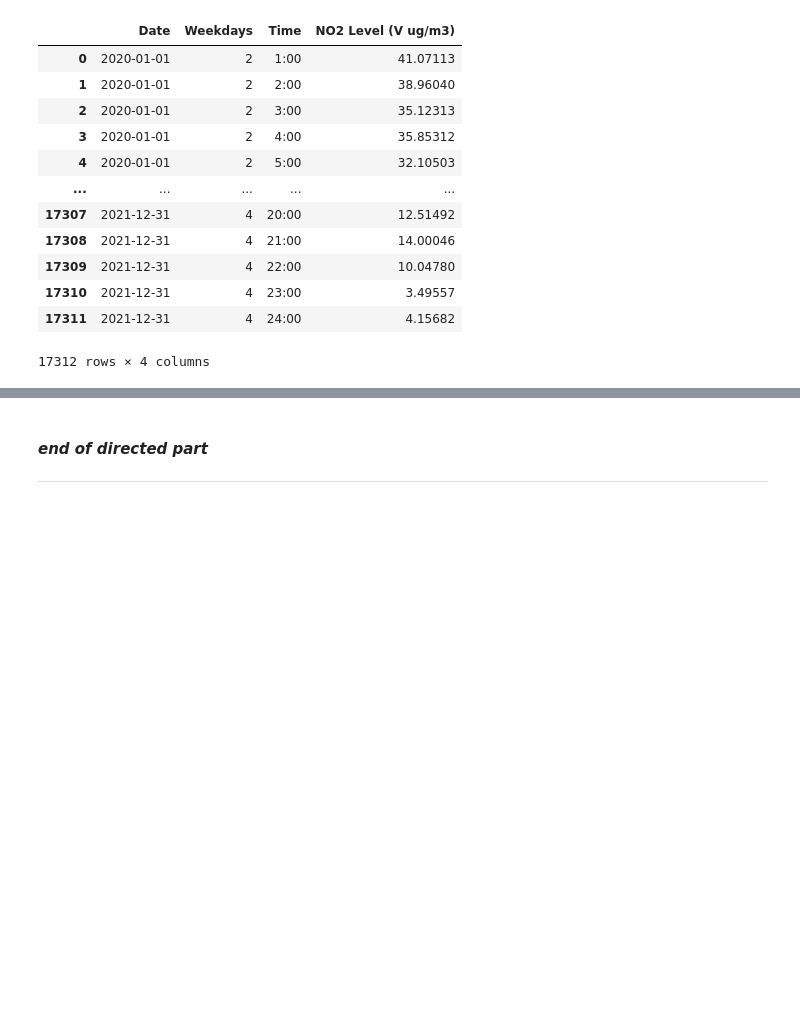
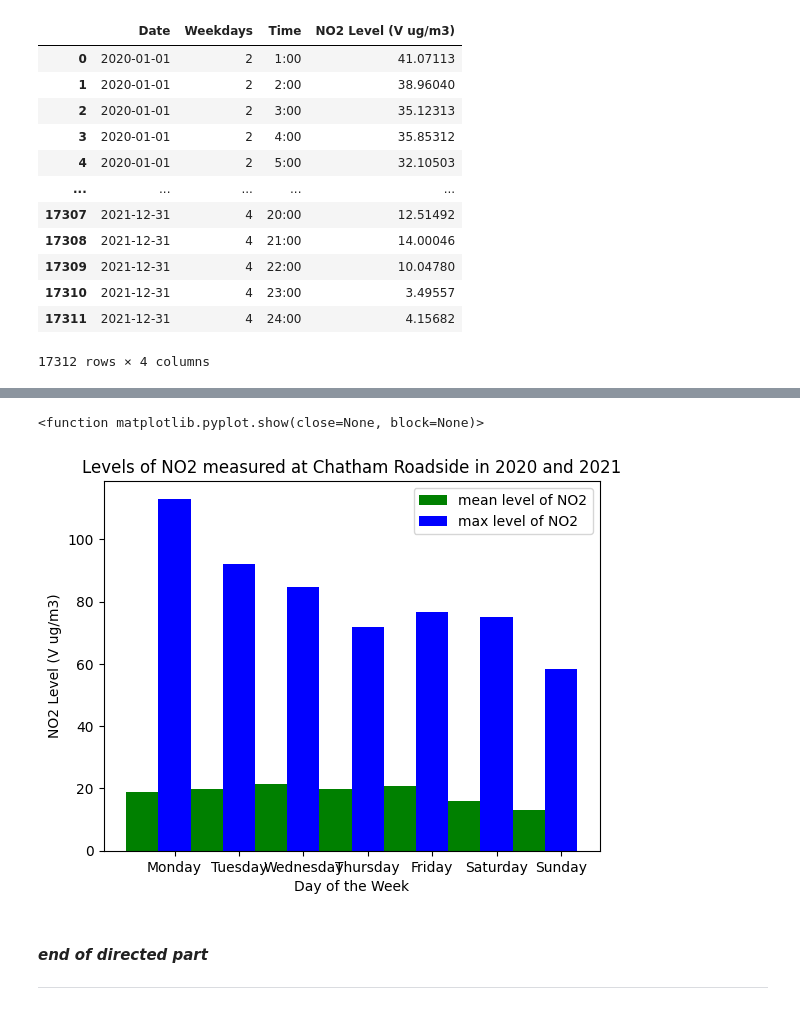
Before and after one commit to deliabel/CodeDivisionWorksheets, a Jupyter notebook: Copy_of_52P_Air_quality_mini_project.ipynb, the cells around one changed output, grey strips where cells are left out. Cells and saved outputs as stored; diff of their text form; code cells hidden in the pictures; blank space fills up the shorter version.

```diff
--- a/Copy_of_52P_Air_quality_mini_project.ipynb
+++ b/Copy_of_52P_Air_quality_mini_project.ipynb
@@ -389,0 +402,4 @@ Name: NO2 Level (V ug/m3), dtype: float64
+# %%
+# mean by day of the week
+meanNO2_days = measuredNO2_df.groupby('Weekdays')['NO2 Level (V ug/m3)'].mean()
+meanNO2_days
@@ -389,0 +416,4 @@ Name: NO2 Level (V ug/m3), dtype: float64
+# %%
+# maximum by day of the week
+maxNO2_days = measuredNO2_df.groupby('Weekdays')['NO2 Level (V ug/m3)'].max()
+maxNO2_days
@@ -390,3 +430,29 @@ Name: NO2 Level (V ug/m3), dtype: float64
+# %%
+# (extra: plot mean and max on a bar chart, to see if there might be a pattern over the week)
+
+marks = maxNO2_days.keys() # this will do for now, I need to convert to actual day names
+labels = ['Monday', 'Tuesday', 'Wednesday', 'Thursday', 'Friday', 'Saturday', 'Sunday']
+#labels
+#plt.bar(labels, maxNO2_days) #plt.bar(x axis, y axis)
+#plt.show()
+
+width = 0.5
+fig, ax = plt.subplots()
+
+ax.bar(marks, meanNO2_days, width, color = 'green', label='mean level of NO2')
+ax.bar(marks + width, maxNO2_days, width, color='blue', label='max level of NO2')
+
+ax.set(xticks = marks + width, xticklabels = labels,) #xlim=[2*width - 1, len(ind)]) # I found someone's code to do this, I understand most of it, but have not worked out spacing
+
+plt.title('Levels of NO2 measured at Chatham Roadside in 2020 and 2021')
+plt.xlabel('Day of the Week')
+plt.ylabel('NO2 Level (V ug/m3)')
+ax.legend(loc='upper right')
+
+plt.show
+# %% [output]
+<function matplotlib.pyplot.show(close=None, block=None)>
+[figure, added]
 # %% [markdown]
 #### *end of directed part*
 ---
```
Also changed, not shown: parts of 7 cells of this notebook.
